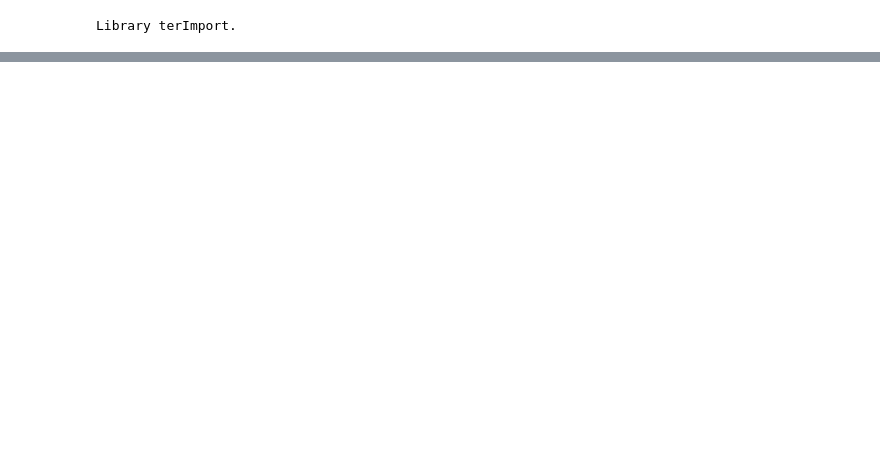
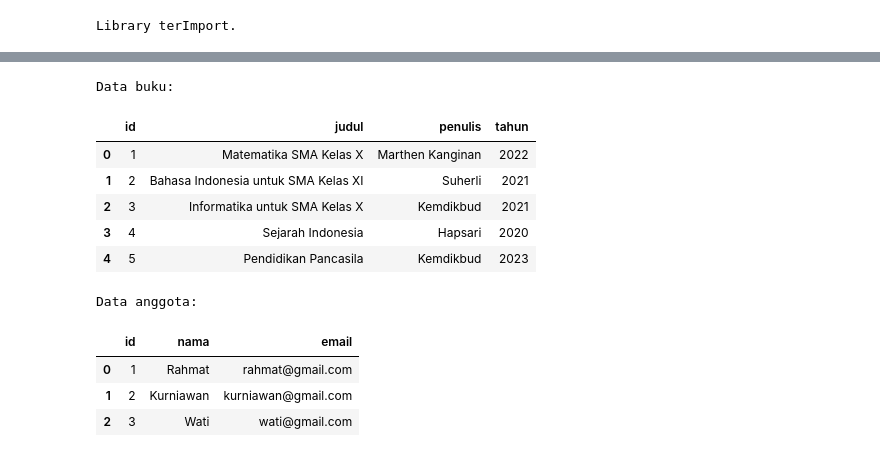
Before and after one commit to Saifuloh-411211122/Analikti_Visualisasi_Data, a Jupyter notebook: Saifulloh_411211122_Forum-9.ipynb, the cells around one changed output, grey strips where cells are left out. Cells and saved outputs as stored; diff of their text form; code cells hidden in the pictures; blank space fills up the shorter version.

```diff
--- a/Saifulloh_411211122_Forum-9.ipynb
+++ b/Saifulloh_411211122_Forum-9.ipynb
@@ -20,0 +60,45 @@ Database perpustakaan_me berhasil dibuat dan terhubung.
+# %%
+data_buku = [
+    (1, "Matematika SMA Kelas X", "Marthen Kanginan", 2022),
+    (2, "Bahasa Indonesia untuk SMA Kelas XI", "Suherli", 2021),
+    (3, "Informatika untuk SMA Kelas X", "Kemdikbud", 2021),
+    (4, "Sejarah Indonesia", "Hapsari", 2020),
+    (5, "Pendidikan Pancasila", "Kemdikbud", 2023)
+]
+
+data_anggota = [
+    (1, "Rahmat", "rahmat@gmail.com"),
+    (2, "Kurniawan", "kurniawan@gmail.com"),
+    (3, "Wati", "wati@gmail.com")
+]
+
+cursor.executemany(
+    "INSERT OR IGNORE INTO buku (id, judul, penulis, tahun) VALUES (?, ?, ?, ?)",
+    data_buku
+)
+
+cursor.executemany(
+    "INSERT OR IGNORE INTO anggota (id, nama, email) VALUES (?, ?, ?)",
+    data_anggota
+)
+
+koneksi.commit()
+
+print("Data buku:")
+display(pd.read_sql_query("SELECT * FROM buku", koneksi))
+
+print("Data anggota:")
+display(pd.read_sql_query("SELECT * FROM anggota", koneksi))
+# %% [output]
+Data buku:
+|  | id | judul | penulis | tahun |
+| 0 | 1 | Matematika SMA Kelas X | Marthen Kanginan | 2022 |
+| 1 | 2 | Bahasa Indonesia untuk SMA Kelas XI | Suherli | 2021 |
+| 2 | 3 | Informatika untuk SMA Kelas X | Kemdikbud | 2021 |
+| 3 | 4 | Sejarah Indonesia | Hapsari | 2020 |
+| 4 | 5 | Pendidikan Pancasila | Kemdikbud | 2023 |
+Data anggota:
+|  | id | nama | email |
+| 0 | 1 | Rahmat | rahmat@gmail.com |
+| 1 | 2 | Kurniawan | kurniawan@gmail.com |
+| 2 | 3 | Wati | wati@gmail.com |
```
Also changed, not shown: parts of 13 cells of this notebook.
